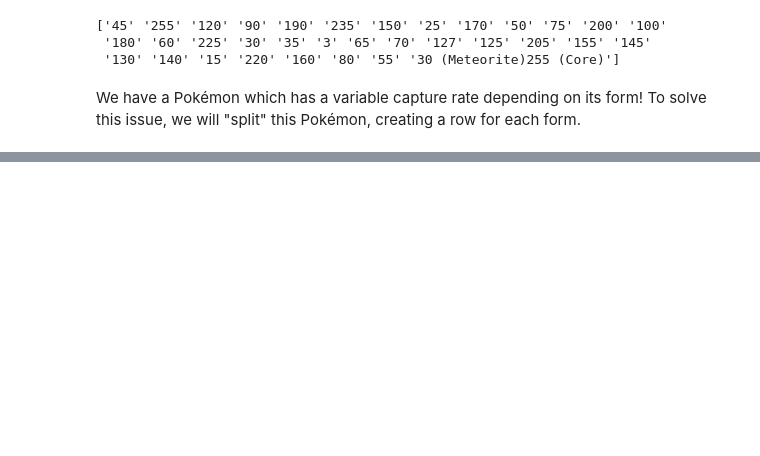
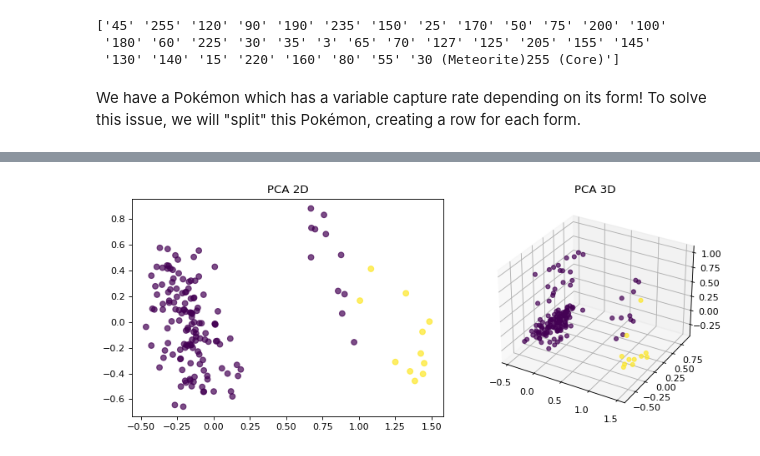
Before and after one commit to LevonKG/Kaggle-case-The-pokemon-dataset, a Jupyter notebook: kaggle.ipynb, the cells around one changed output, grey strips where cells are left out. Cells and saved outputs as stored; diff of their text form; code cells hidden in the pictures; blank space fills up the shorter version.

```diff
--- a/kaggle.ipynb
+++ b/kaggle.ipynb
@@ -256,0 +456,4 @@ KeyboardInterrupt:
+# %%
+show_PCA(X_test, predictions)
+# %% [output]
+[figure, added]
```
Also changed, not shown: parts of 27 cells of this notebook.
